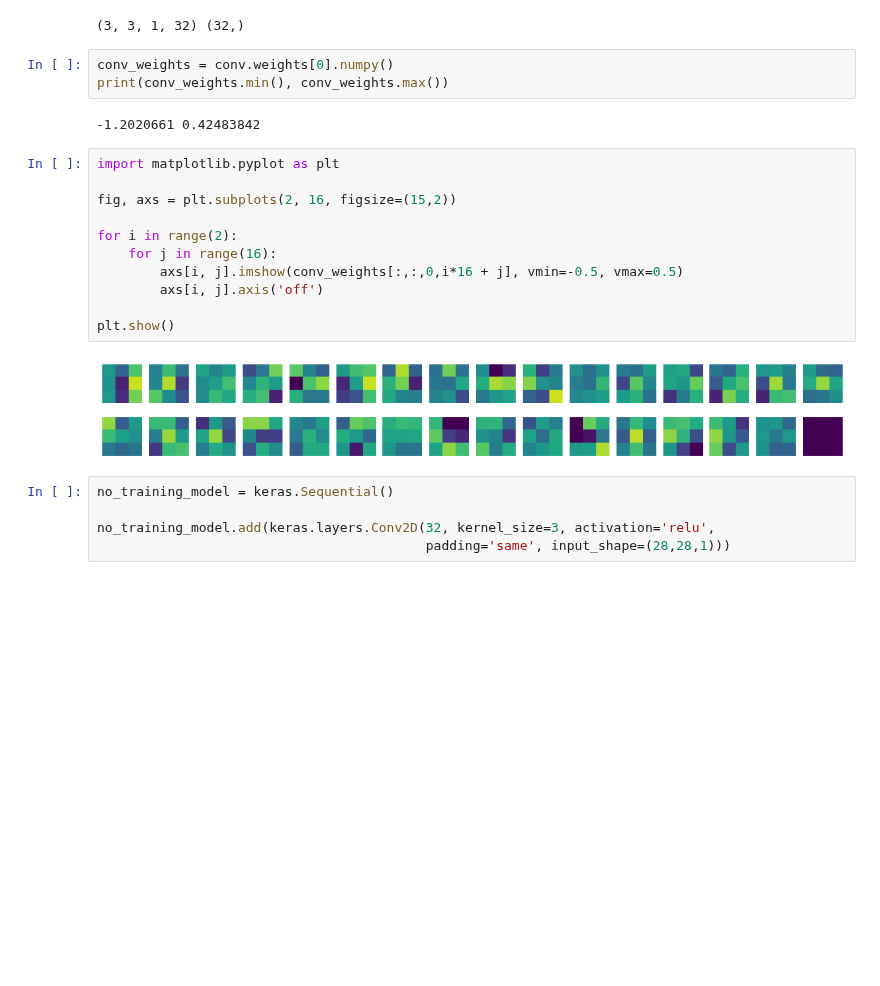
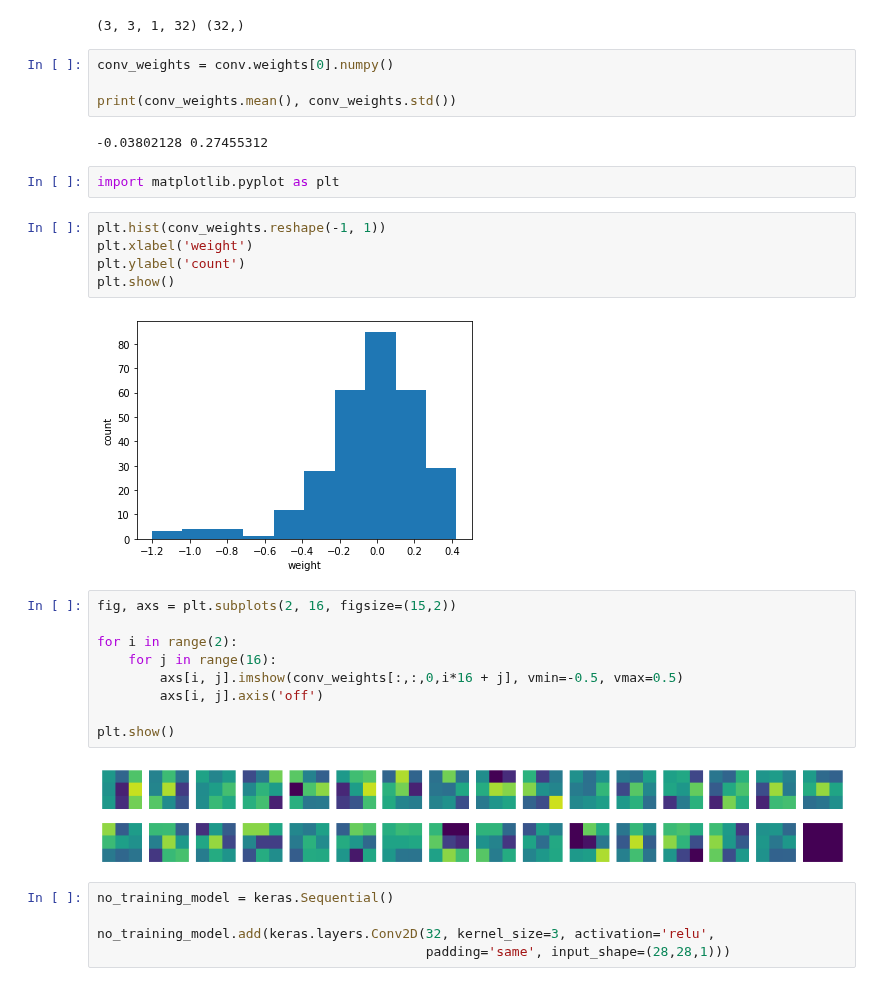
Before and after one commit to rickiepark/hg-mldl, a Jupyter notebook: 8-3.ipynb, the cells around one changed output. Saved outputs shown, nothing was run; the diff lists cells and outputs as text; blank space fills up the shorter version.

Commit message:
add graphs

```diff
--- a/8-3.ipynb
+++ b/8-3.ipynb
@@ -25,12 +25,20 @@ print(conv.weights[0].shape, conv.weights[1].shape)
 (3, 3, 1, 32) (32,)
 # %%
 conv_weights = conv.weights[0].numpy()
-print(conv_weights.min(), conv_weights.max())
+
+print(conv_weights.mean(), conv_weights.std())
 # %% [output]
--1.2020661 0.42483842
+-0.03802128 0.27455312
+# %%
+import matplotlib.pyplot as plt
+# %%
+plt.hist(conv_weights.reshape(-1, 1))
+plt.xlabel('weight')
+plt.ylabel('count')
+plt.show()
+# %% [output]
+[figure, added]
 # %%
-import matplotlib.pyplot as plt
-
 fig, axs = plt.subplots(2, 16, figsize=(15,2))
 
 for i in range(2):
```
Also changed, not shown: parts of 4 cells of this notebook.
